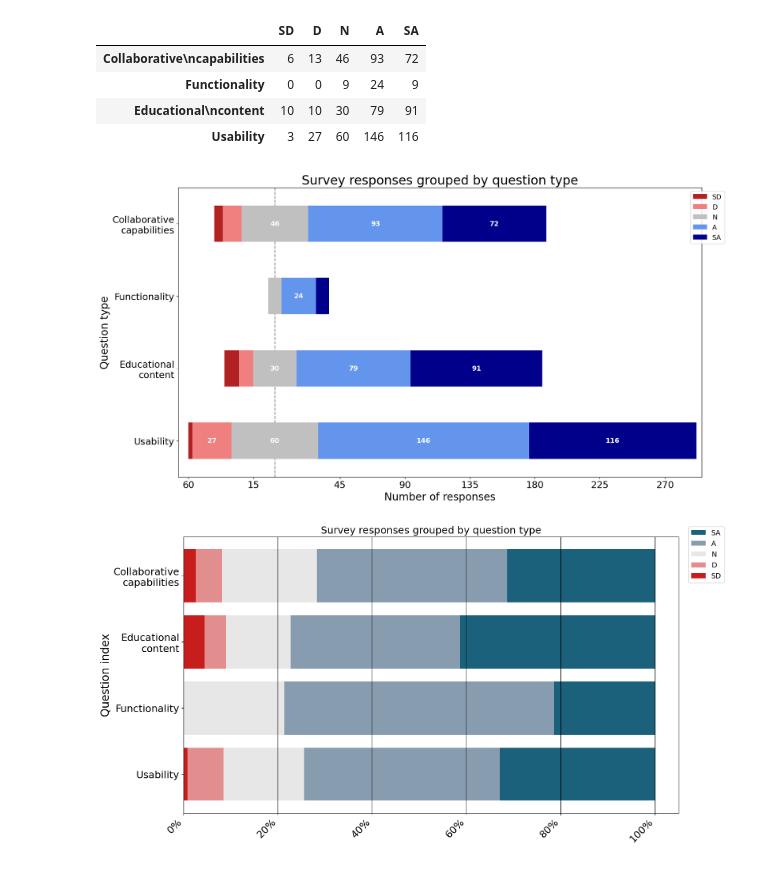
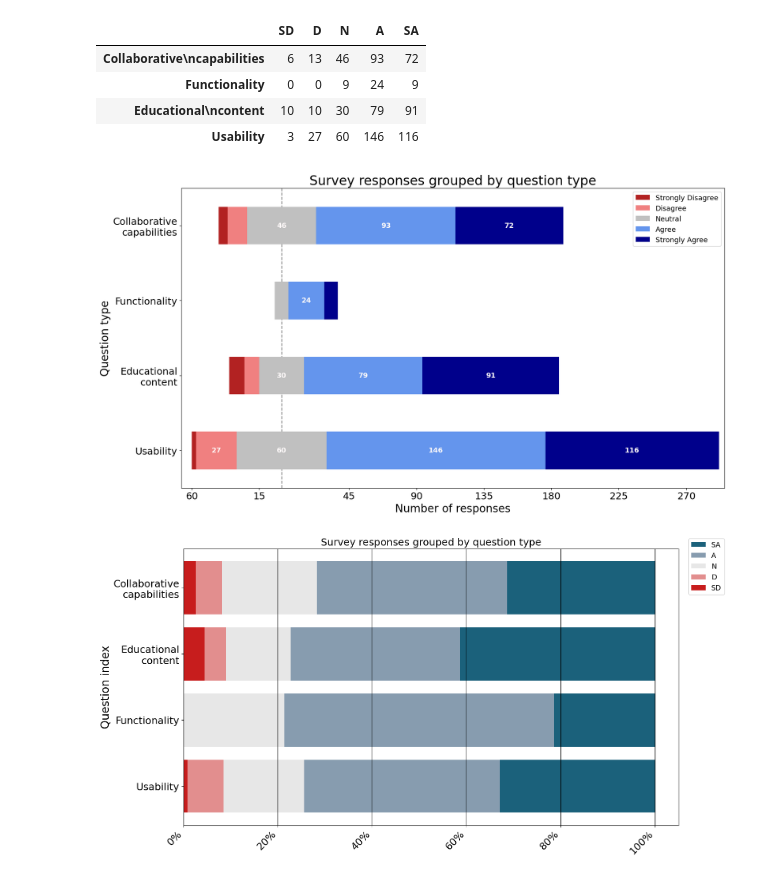
Before and after one commit to Stocastico/Evaluation_paper, a Jupyter notebook: data_analysis/Data_analysis_all.ipynb, the cells around one changed output. Drawn from its saved outputs; the diff is of its cells as text; code cells hidden in the pictures.

```diff
--- a/data_analysis/Data_analysis_all.ipynb
+++ b/data_analysis/Data_analysis_all.ipynb
@@ -331,24 +332,29 @@ df_q_types
 | Educational\ncontent | 10 | 10 | 30 | 79 | 91 |
 | Usability | 3 | 27 | 60 | 146 | 116 |
 # %%
+mylabels = ['Strongly Disagree', 'Disagree', 'Neutral', 'Agree', 'Strongly Agree']
 df_q_types.astype('float')
 ax = plot_likert.plot_counts(df_q_types,
                         ["SD", "D", "N", "SA", "A"],
                         #compute_percentages=True,
                         bar_labels=True,
                         bar_labels_color="snow",
                         colors=plot_likert.colors.default_with_darker_neutral,
                         figsize=(18,10));
 
 ax.xaxis.set_label_text('Number of responses', fontsize=20);
 ax.yaxis.set_label_text('Question type', fontsize=20);
 plt.title('Survey responses grouped by question type', fontsize=24)
 plt.setp(ax.get_xticklabels(), fontsize=18)
 plt.locator_params(axis='x', nbins=10)
 ax.set_facecolor('white')
 ax.tick_params(labelsize=18)
+#ax.legend(labels=mylabels)
+L=plt.legend()
+for k in range(0,5):
+    L.get_texts()[k].set_text(mylabels[k])
 # %% [output]
-[figure, old version]
+[figure, new version]
 # %%
 stacked_barplot_100(df_q_types, "Survey responses grouped by question type", df_q_types.index, 'Survey_grouped')
 # %% [output]
```
Also changed, not shown: parts of 3 cells of this notebook, 7 other files.
